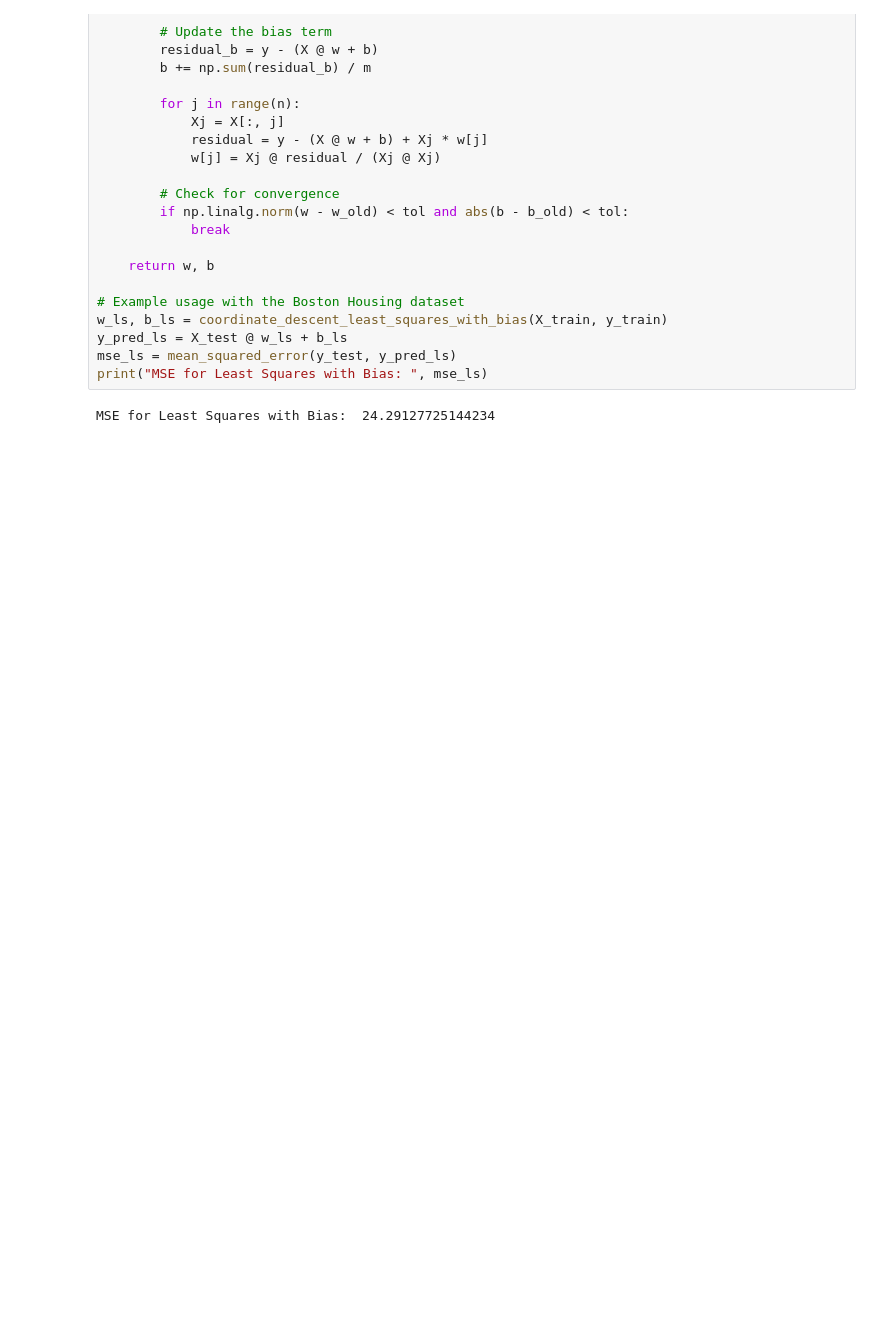
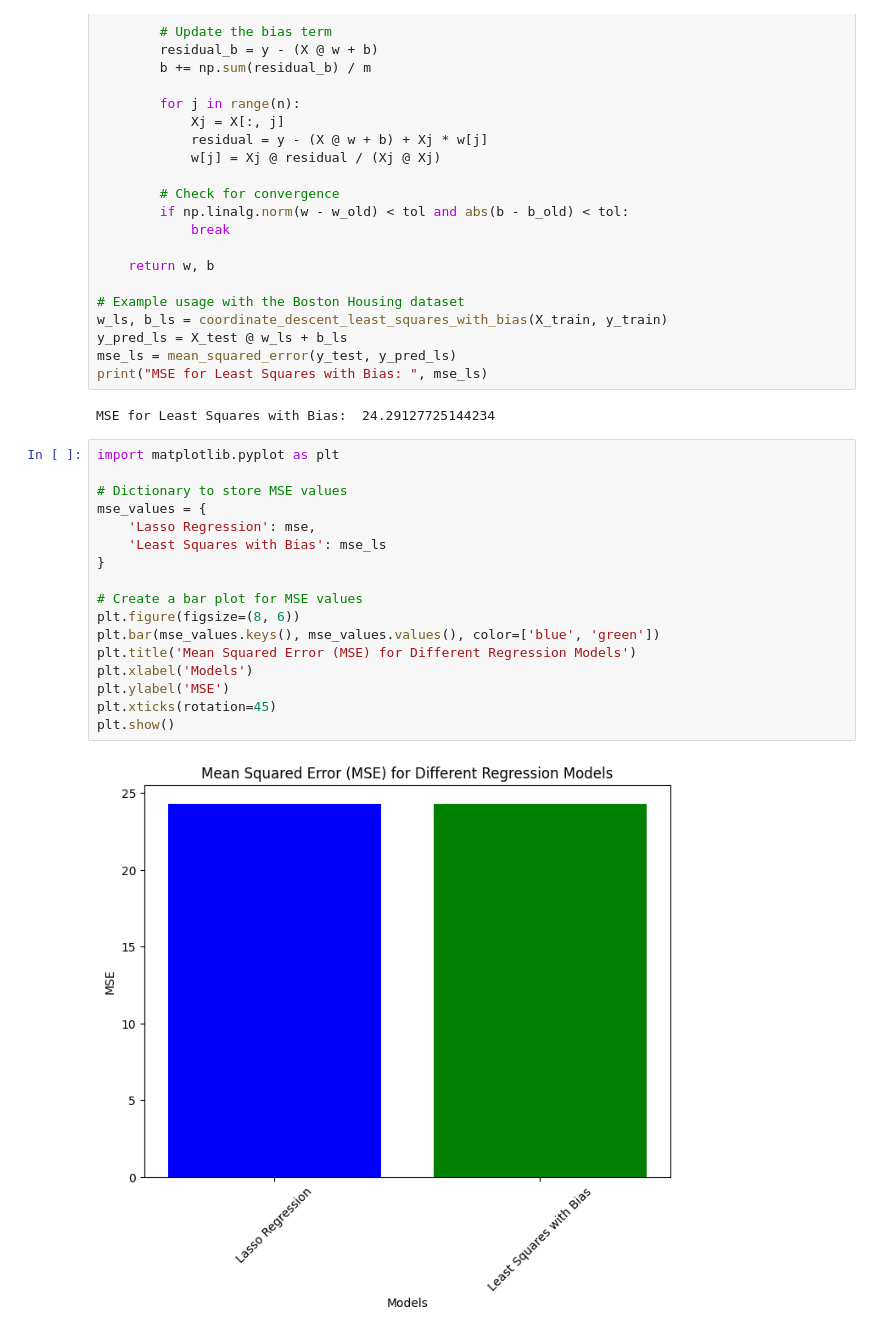
Before and after one commit to sameer-ahmed92167/DS221_PROJECT, a Jupyter notebook: DS221_project.ipynb, the cells around one changed output. Saved outputs shown, nothing was run; the diff lists cells and outputs as text; blank space fills up the shorter version.

```diff
--- a/DS221_project.ipynb
+++ b/DS221_project.ipynb
@@ -92,3 +163,22 @@ mse_ls = mean_squared_error(y_test, y_pred_ls)
 print("MSE for Least Squares with Bias: ", mse_ls)
 # %% [output]
 MSE for Least Squares with Bias:  24.29127725144234
+# %%
+import matplotlib.pyplot as plt
+
+# Dictionary to store MSE values
+mse_values = {
+    'Lasso Regression': mse,
+    'Least Squares with Bias': mse_ls
+}
+
+# Create a bar plot for MSE values
+plt.figure(figsize=(8, 6))
+plt.bar(mse_values.keys(), mse_values.values(), color=['blue', 'green'])
+plt.title('Mean Squared Error (MSE) for Different Regression Models')
+plt.xlabel('Models')
+plt.ylabel('MSE')
+plt.xticks(rotation=45)
+plt.show()
+# %% [output]
+[figure, added]
```
Also changed, not shown: parts of 10 cells of this notebook.
